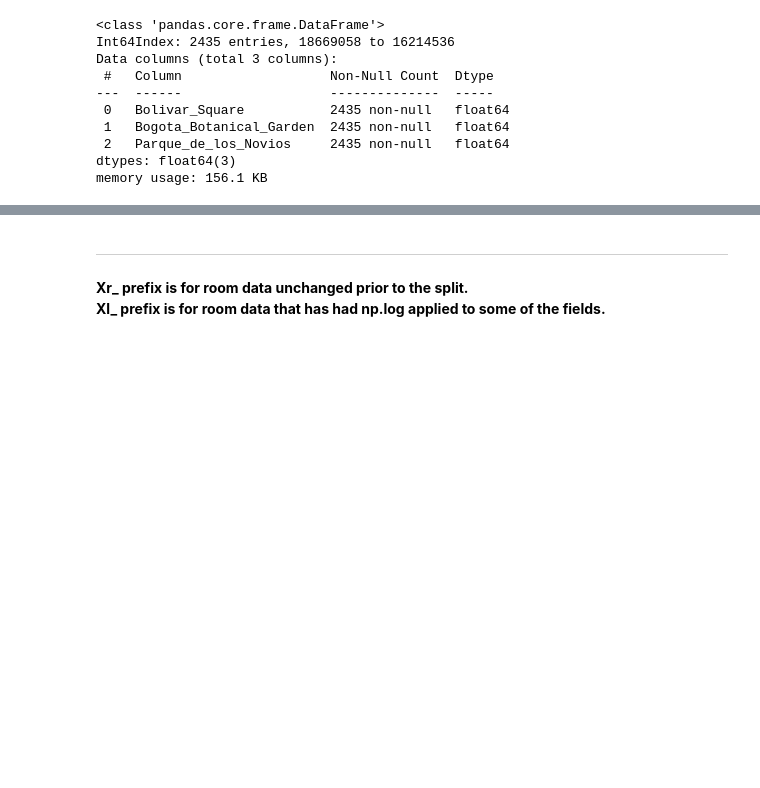
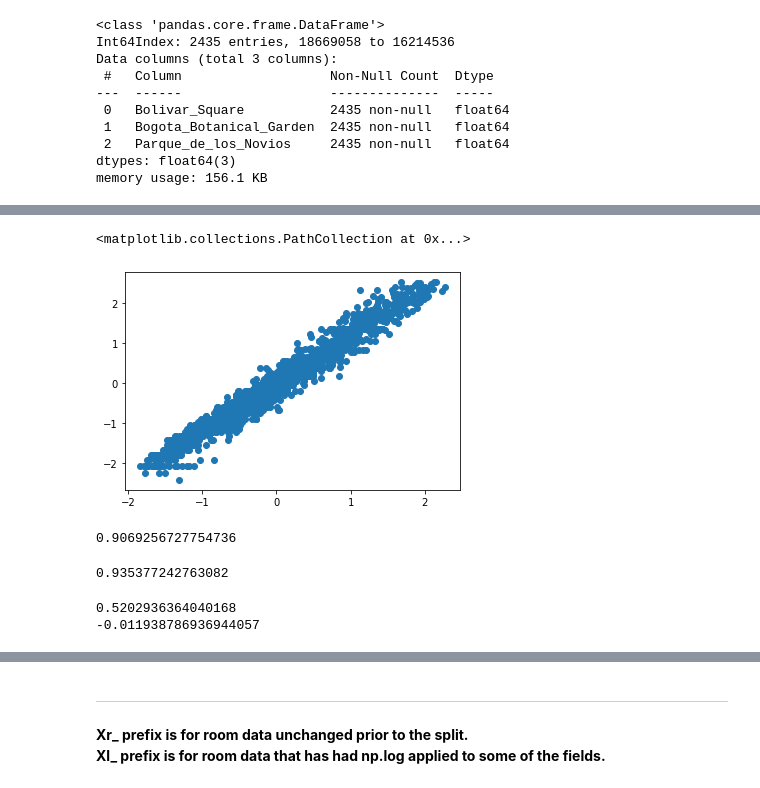
Before and after one commit to scottkds/airbnb_prices, a Jupyter notebook: models/Airbnb_regression2.ipynb, the cells around one changed output, grey strips where cells are left out. Cells and saved outputs as stored; diff of their text form; code cells hidden in the pictures; blank space fills up the shorter version.

```diff
--- a/models/Airbnb_regression2.ipynb
+++ b/models/Airbnb_regression2.ipynb
@@ -678,0 +721,26 @@ array([-0.75538288, -0.74252218, -0.72706071, -0.68251899, -0.79869369])
+# %%
+rf = RandomForestRegressor(n_estimators=150)
+rf.fit(X_train, y_train)
+rf_pred = rf.predict(X_train)
+# %%
+plt.scatter(rf_pred, y_train)
+# %% [output]
+<matplotlib.collections.PathCollection at 0x...>
+[figure, added]
+# %%
+r2_score(rf_pred, y_train)
+# %% [output]
+0.9069256727754736
+# %%
+rf.score(X_train, y_train)
+# %% [output]
+0.935377242763082
+# %%
+ls = LassoCV(cv=5)
+ls.fit(X_train, y_train)
+ls_pred = ls.predict(X_train)
+print(ls.score(X_train, y_train))
+print(r2_score(ls_pred, y_train))
+# %% [output]
+0.5202936364040168
+-0.011938786936944057
```
Also changed, not shown: parts of 52 cells of this notebook.
